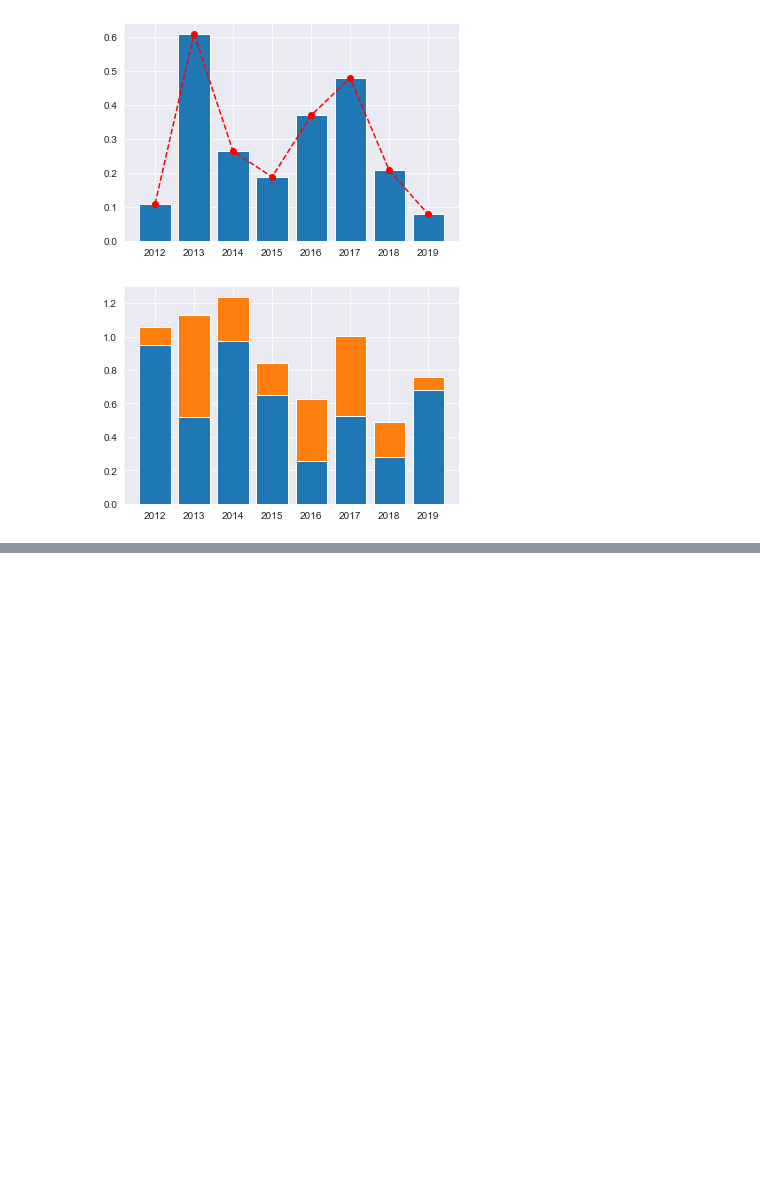
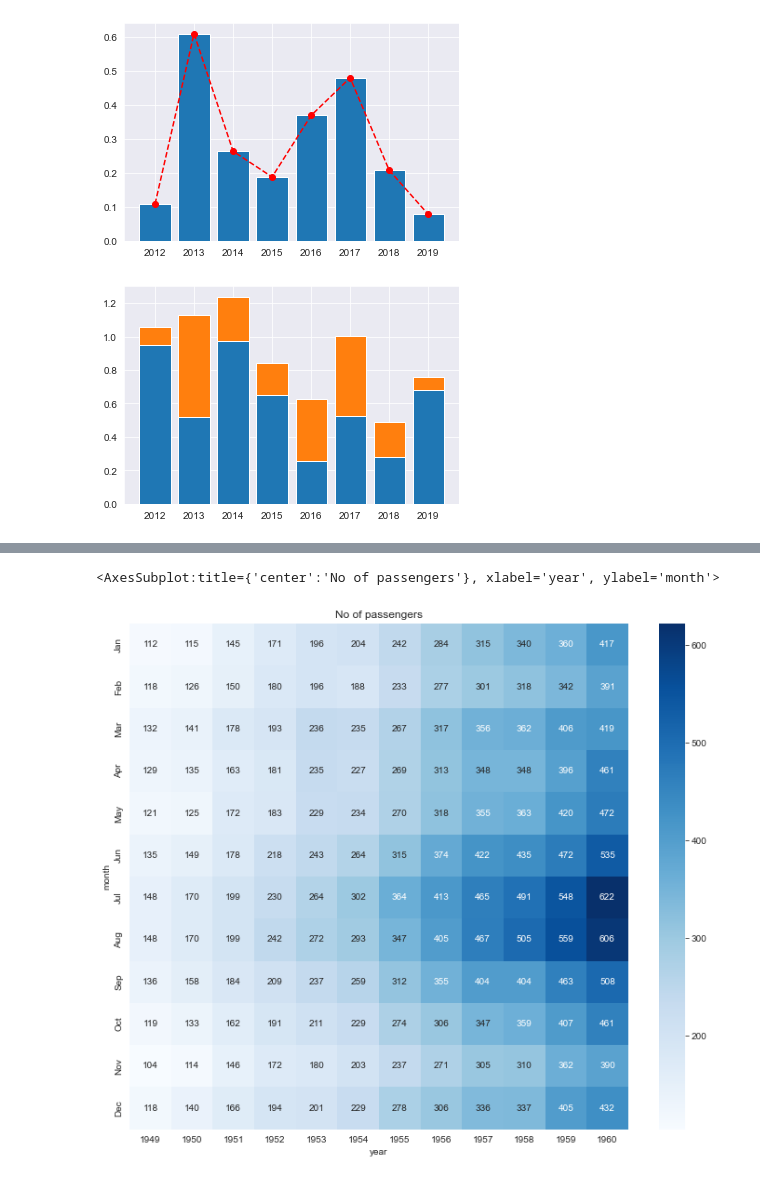
Before and after one commit to mekken2/EDA-Squad, a Jupyter notebook: Jovian_matplot_sns/Jovian_matplotlib_sns.ipynb, the cells around one changed output, grey strips where cells are left out. Saved outputs shown, nothing was run; the diff lists cells and outputs as text; code cells hidden in the pictures; blank space fills up the shorter version.

```diff
--- a/Jovian_matplot_sns/Jovian_matplotlib_sns.ipynb
+++ b/Jovian_matplot_sns/Jovian_matplotlib_sns.ipynb
@@ -314,0 +363,7 @@ sns.barplot('total_bill','day',hue='smoker',data=tips_df)
+# %%
+plt.figure(figsize=(12,10))
+plt.title("No of passengers")
+sns.heatmap(flights_df,fmt='d',annot=True,cmap="Blues")
+# %% [output]
+<AxesSubplot:title={'center':'No of passengers'}, xlabel='year', ylabel='month'>
+[figure, added]
```
Also changed, not shown: parts of 22 cells of this notebook.
